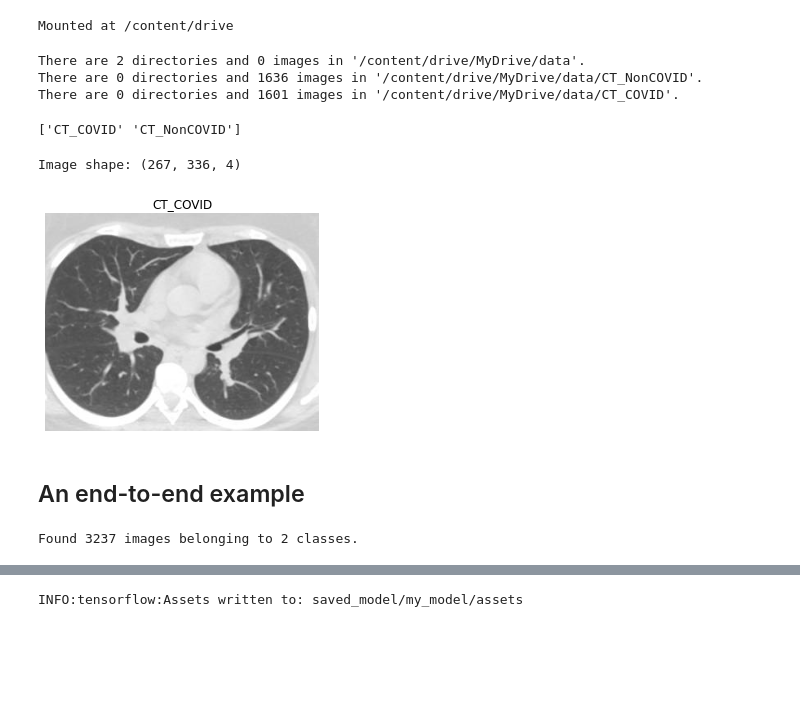
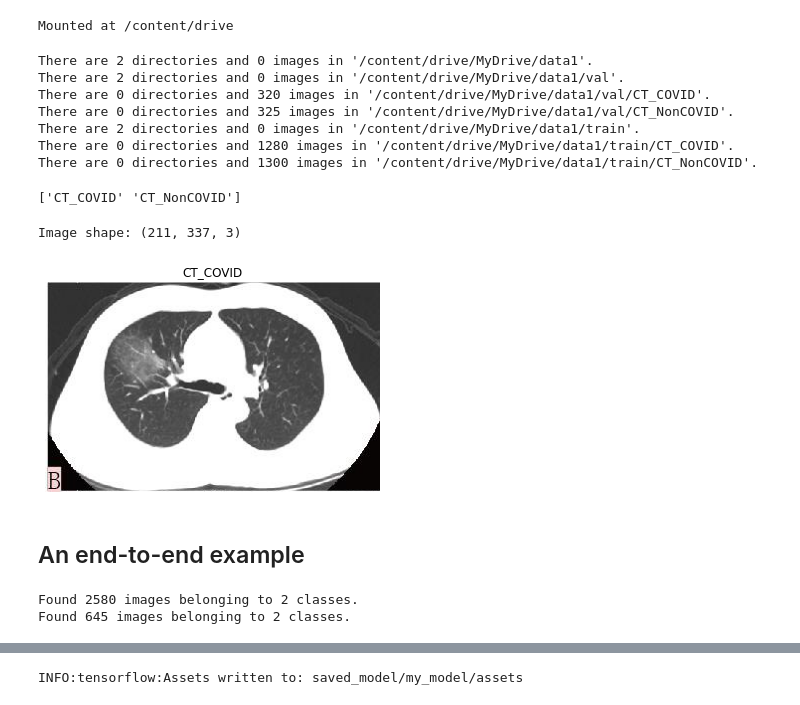
Before and after one commit to prachuryanath/Covid-XRay, a Jupyter notebook: model.ipynb, the cells around one changed output, grey strips where cells are left out. Saved outputs shown, nothing was run; the diff lists cells and outputs as text; code cells hidden in the pictures; blank space fills up the shorter version.

```diff
--- a/model.ipynb
+++ b/model.ipynb
@@ -7,12 +7,16 @@ Mounted at /content/drive
 import os
 
 # Walk through pizza_steak directory and list number of files
-for dirpath, dirnames, filenames in os.walk("/content/drive/MyDrive/data"):
+for dirpath, dirnames, filenames in os.walk("/content/drive/MyDrive/data1"):
   print(f"There are {len(dirnames)} directories and {len(filenames)} images in '{dirpath}'.")
 # %% [output]
-There are 2 directories and 0 images in '/content/drive/MyDrive/data'.
-There are 0 directories and 1636 images in '/content/drive/MyDrive/data/CT_NonCOVID'.
-There are 0 directories and 1601 images in '/content/drive/MyDrive/data/CT_COVID'.
+There are 2 directories and 0 images in '/content/drive/MyDrive/data1'.
+There are 2 directories and 0 images in '/content/drive/MyDrive/data1/val'.
+There are 0 directories and 320 images in '/content/drive/MyDrive/data1/val/CT_COVID'.
+There are 0 directories and 325 images in '/content/drive/MyDrive/data1/val/CT_NonCOVID'.
+There are 2 directories and 0 images in '/content/drive/MyDrive/data1/train'.
+There are 0 directories and 1280 images in '/content/drive/MyDrive/data1/train/CT_COVID'.
+There are 0 directories and 1300 images in '/content/drive/MyDrive/data1/train/CT_NonCOVID'.
 # %%
 # Get the class names (programmatically, this is much more helpful with a longer list of classes)
 import pathlib
@@ -45,11 +49,11 @@ def view_random_image(target_dir, target_class):
     return img
 # %%
 # View a random image from the training dataset
-img = view_random_image(target_dir="/content/drive/MyDrive/data/",
+img = view_random_image(target_dir="/content/drive/MyDrive/data1/train/",
                         target_class="CT_COVID")
 # %% [output]
-Image shape: (267, 336, 4)
+Image shape: (211, 337, 3)
-[figure, old version]
+[figure, new version]
 # %% [markdown]
 ## An end-to-end example
 # %%
@@ -61,9 +65,11 @@ tf.random.set_seed(42)
 
 # Preprocess data (get all of the pixel values between 0 & 1, also called scaling/normalization)
 train_datagen = ImageDataGenerator(rescale=1./255)
+valid_datagen = ImageDataGenerator(rescale=1./255)
 
 # Setup paths to our data directories
-train_dir = "/content/drive/MyDrive/data"
+train_dir = "/content/drive/MyDrive/data1/train"
+test_dir = "/content/drive/MyDrive/data1/val"
 
 # Import data from directories and turn it into batches
 train_data = train_datagen.flow_from_directory(directory=train_dir,
@@ -71,6 +77,12 @@ train_data = train_datagen.flow_from_directory(directory=train_dir,
                                                target_size=(224, 224),
                                                class_mode="binary",
                                                seed=42)
+valid_data = valid_datagen.flow_from_directory(directory=test_dir,
+                                               batch_size=32,
+                                               target_size=(224, 224),
+                                               class_mode="binary",
+                                               seed=42)
+
 # Build a CNN model (same as the Tiny VGG on the CNN explainer website)
 model_1 = tf.keras.models.Sequential([
   tf.keras.layers.Conv2D(filters=10,
@@ -93,7 +105,8 @@ model_1.compile(loss="binary_crossentropy",
                 optimizer=tf.keras.optimizers.Adam(),
                 metrics=["accuracy"])
 # %% [output]
-Found 3237 images belonging to 2 classes.
+Found 2580 images belonging to 2 classes.
+Found 645 images belonging to 2 classes.
 # %%
 # Get a model summary
 model_1.summary()
```
Also changed, not shown: parts of 28 cells of this notebook.
